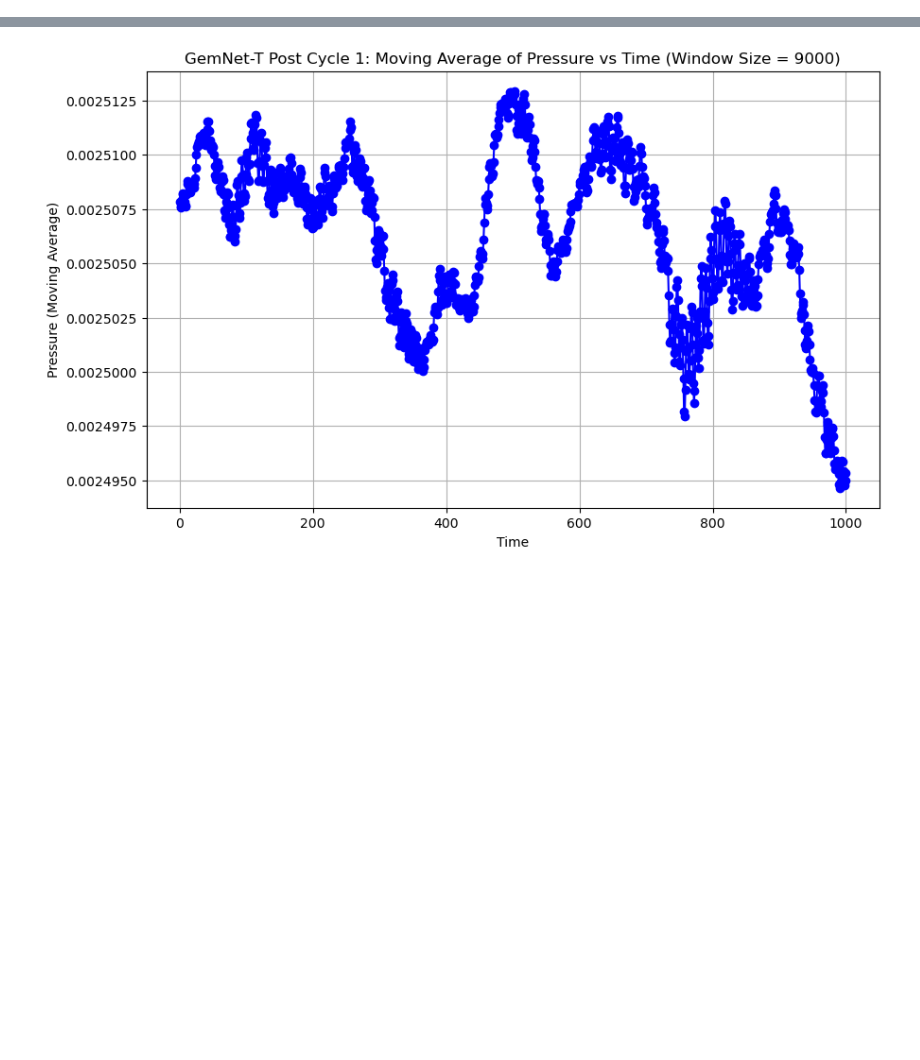
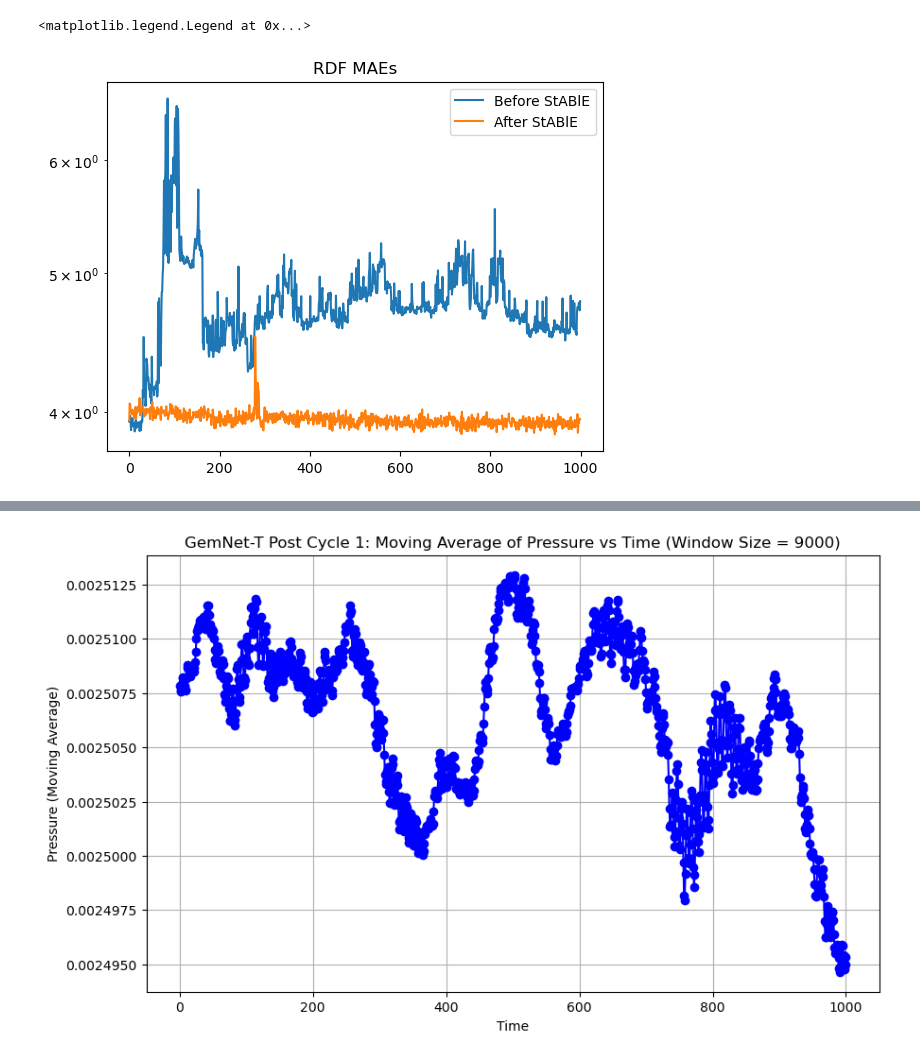
Before and after one commit to jeevster/implicit-md, a Jupyter notebook: Untitled.ipynb, the cells around one changed output, grey strips where cells are left out. Drawn from its saved outputs; the diff is of its cells as text; code cells hidden in the pictures; blank space fills up the shorter version.

```diff
--- a/Untitled.ipynb
+++ b/Untitled.ipynb
@@ -170,2 +173,52 @@ plt.legend()
 # %%
-# Analyze bond length deviations as a function of simulation time
+
+from mdsim.observables.water import WaterRDFMAE
+class Params:
+    def __init__(self, max_rdf_dist, dr):
+        self.max_rdf_dist = max_rdf_dist
+        self.dr = dr
+
+gt_rdfs = {'HH': torch.Tensor(gt_hh_rdf).to("cuda"),
+           'HO': torch.Tensor(gt_ho_rdf).to("cuda"),
+           'OO': torch.Tensor(gt_oo_rdf).to("cuda")}
+
+
+pre_traj = torch.tensor(np.load(os.path.join(pre_dir, "full_traj.npy"))).to("cuda")
+post_traj = torch.tensor(np.load(os.path.join(post_dir, "full_traj.npy"))).to("cuda")
+rdf_mae = WaterRDFMAE("/data/sanjeevr", gt_rdfs, 192, Params(6, 0.24), "cuda")
+
+pre_maes = []
+post_maes = []
+pre_collapse_pt = 1000
+post_collapse_pt = 1000
+window_size = 100
+rdf_mae_threshold = 100
+
+# Check for pre_traj
+for i in tqdm(range(0, 1000)):
+    pre_maes.append(rdf_mae(pre_traj[i].unsqueeze(0))[-1].mean().item())
+    if i >= window_size - 1:  # Ensure we have at least 100 elements before checking
+        avg_last_100 = np.mean(pre_maes[-window_size:])
+        if avg_last_100 > rdf_mae_threshold:
+            pre_collapse_pt = i
+            break
+
+# Check for post_traj
+for i in tqdm(range(0, 1000)):
+    post_maes.append(rdf_mae(post_traj[i].unsqueeze(0))[-1].mean().item())
+    if i >= window_size - 1:  # Ensure we have at least 100 elements before checking
+        avg_last_100 = np.mean(post_maes[-window_size:])
+        if avg_last_100 > rdf_mae_threshold:
+            post_collapse_pt = i
+            break
+
+
+plt.figure()
+plt.plot(pre_maes, label = "Before StABlE")
+plt.plot(post_maes, label = "After StABlE")
+plt.yscale("log")
+plt.title("RDF MAEs")
+plt.legend()
+# %% [output]
+<matplotlib.legend.Legend at 0x...>
+[figure, added]
```
Also changed, not shown: parts of 3 cells of this notebook, 1 other file.
